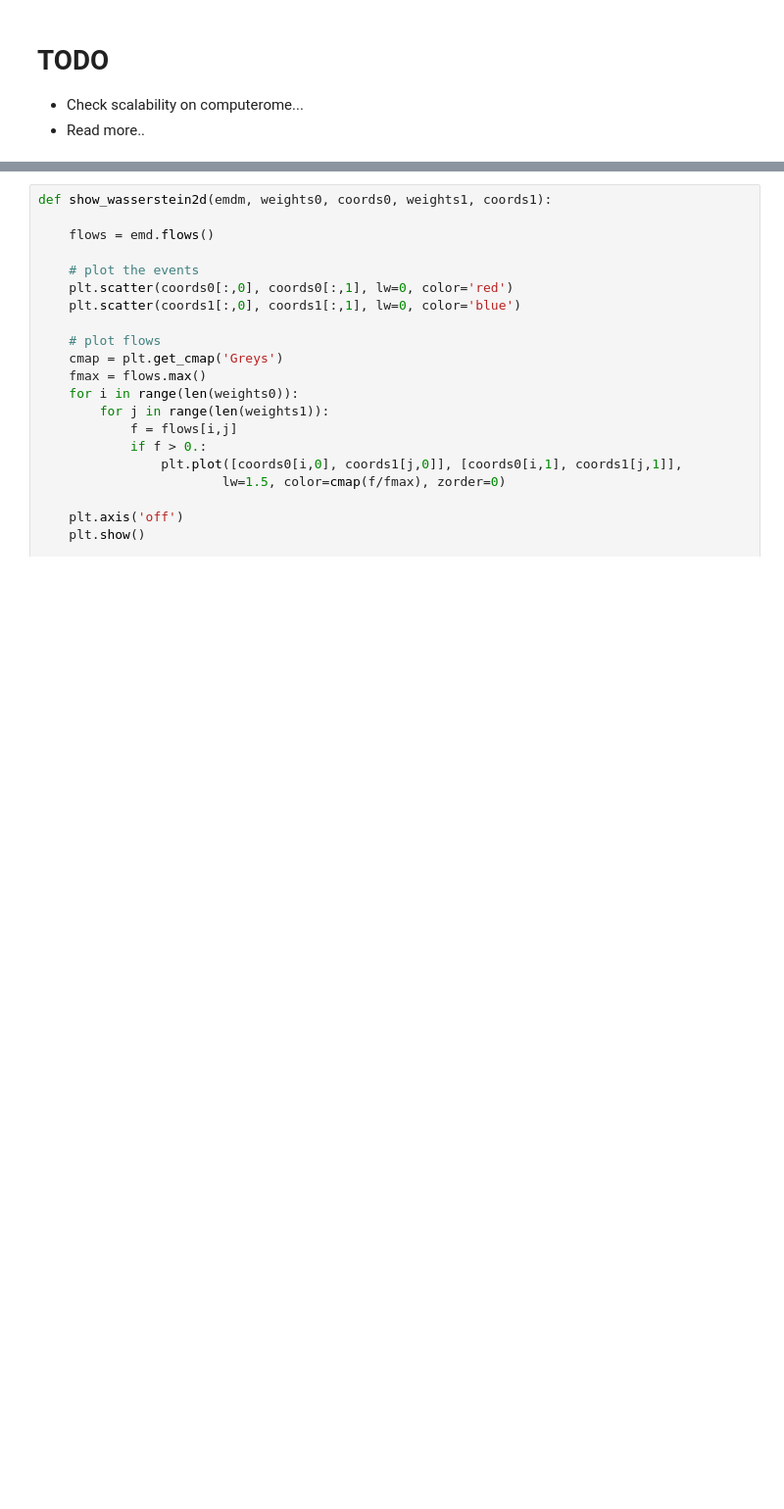
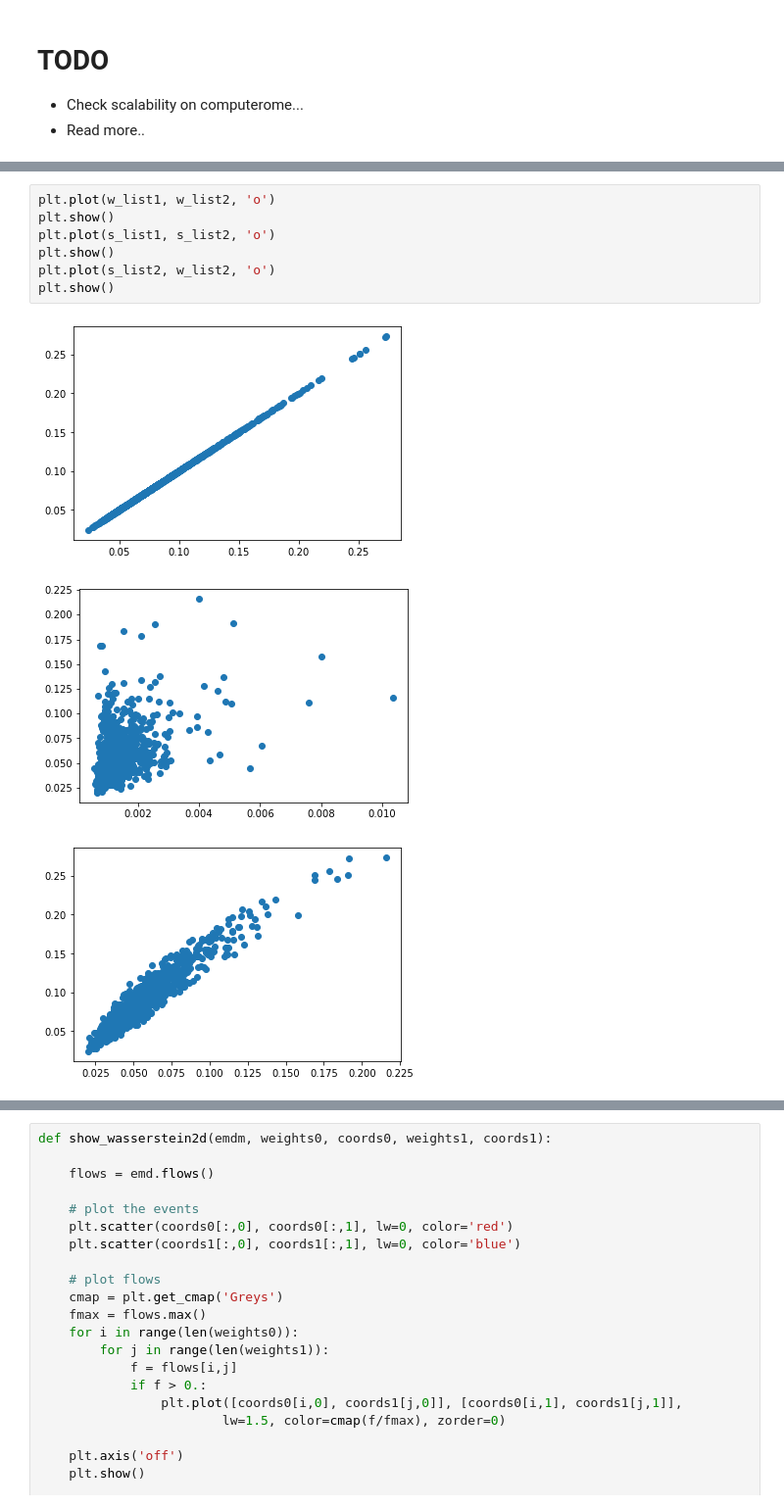
Before and after one commit to Polichinel/HydraNet_001, a Jupyter notebook: wasserstein_test.ipynb, the cells around one changed output, grey strips where cells are left out. Shown at 98% size. Drawn from its saved outputs; the diff is of its cells as text; blank space fills up the shorter version.

```diff
--- a/wasserstein_test.ipynb
+++ b/wasserstein_test.ipynb
@@ -42,0 +117,11 @@ import matplotlib.pyplot as plt
+# %%
+plt.plot(w_list1, w_list2, 'o')
+plt.show()
+plt.plot(s_list1, s_list2, 'o')
+plt.show()
+plt.plot(s_list2, w_list2, 'o')
+plt.show()
+# %% [output]
+[figure, added]
+[figure, added]
+[figure, added]
```
Also changed, not shown: parts of 16 cells of this notebook.
